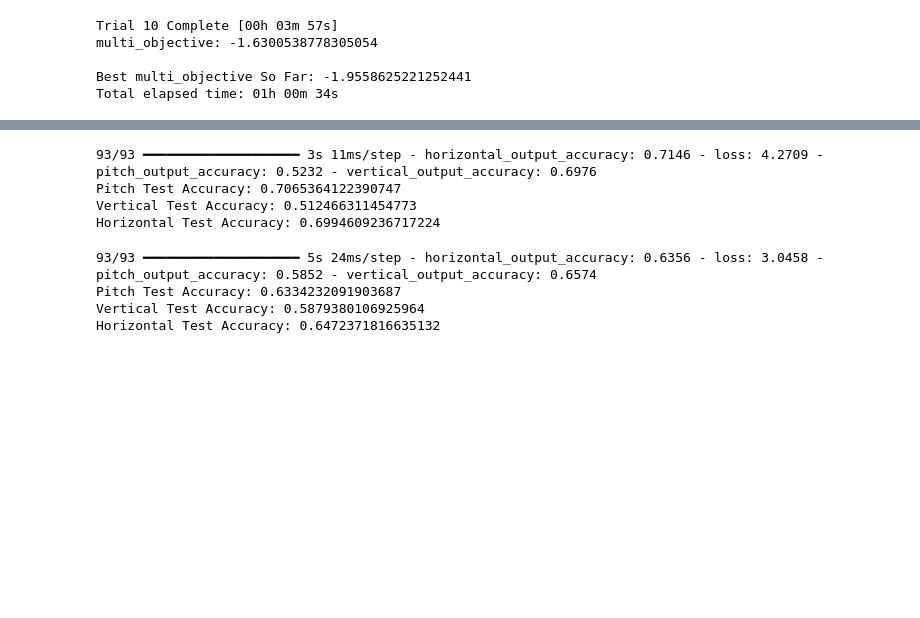
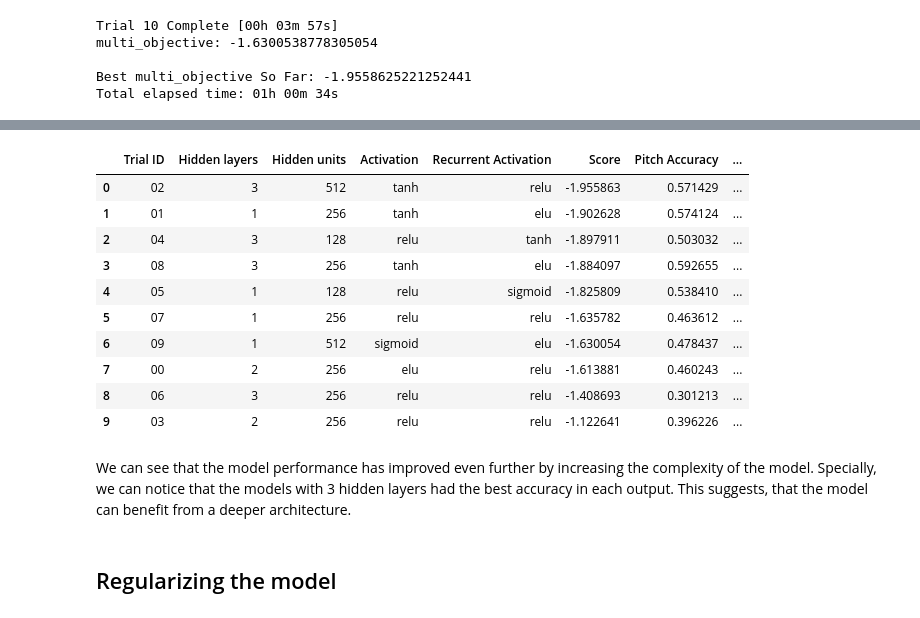
Before and after one commit to SebastianJRamirezA/pitch_prediction_using_ML, a Jupyter notebook: notebooks/LSTMS_and_GRUS/lstms.ipynb, the cells around one changed output, grey strips where cells are left out. Saved outputs shown, nothing was run; the diff lists cells and outputs as text; code cells hidden in the pictures; blank space fills up the shorter version.

Commit message:
Add technical write-up to LSTMs hyperparameter optimization

```diff
--- a/notebooks/LSTMS_and_GRUS/lstms.ipynb
+++ b/notebooks/LSTMS_and_GRUS/lstms.ipynb
@@ -146,8 +169,7 @@ tuner = keras_tuner.BayesianOptimization(
                keras_tuner.Objective('val_horizontal_output_accuracy', direction='max'),
                keras_tuner.Objective('val_pitch_output_accuracy', direction='max')],
     max_trials=10,
-    project_name='LSTM_Ensemble',
-    overwrite=True
+    project_name='LSTM_Ensemble'
 )
 
 tuner.search(X_train,
@@ -218,28 +192,44 @@ Horizontal Test Accuracy: 0.6650943160057068
-# %%
-best_model = tuner.get_best_models(num_models=3)[2]
-test_loss, pitch_accuracy, vertical_accuracy, horizontal_accuracy = best_model.evaluate(X_test,
-                                                                            {'pitch_output': y_pitch_test,
-                                                                             'vertical_output': y_vertical_test,
-                                                                             'horizontal_output': y_horizontal_test})
-print(f"Pitch Test Accuracy: {pitch_accuracy}")
-print(f"Vertical Test Accuracy: {vertical_accuracy}")
-print(f"Horizontal Test Accuracy: {horizontal_accuracy}")
-# %% [output]
-93/93 ━━━━━━━━━━━━━━━━━━━━ 3s 11ms/step - horizontal_output_accuracy: 0.7146 - loss: 4.2709 - pitch_output_accuracy: 0.5232 - vertical_output_accuracy: 0.6976
-Pitch Test Accuracy: 0.7065364122390747
-Vertical Test Accuracy: 0.512466311454773
-Horizontal Test Accuracy: 0.6994609236717224
-# %%
-best_model = tuner.get_best_models(num_models=4)[3]
-test_loss, pitch_accuracy, vertical_accuracy, horizontal_accuracy = best_model.evaluate(X_test,
-                                                                            {'pitch_output': y_pitch_test,
-                                                                             'vertical_output': y_vertical_test,
-                                                                             'horizontal_output': y_horizontal_test})
-print(f"Pitch Test Accuracy: {pitch_accuracy}")
-print(f"Vertical Test Accuracy: {vertical_accuracy}")
-print(f"Horizontal Test Accuracy: {horizontal_accuracy}")
-# %% [output]
-93/93 ━━━━━━━━━━━━━━━━━━━━ 5s 24ms/step - horizontal_output_accuracy: 0.6356 - loss: 3.0458 - pitch_output_accuracy: 0.5852 - vertical_output_accuracy: 0.6574
-Pitch Test Accuracy: 0.6334232091903687
-Vertical Test Accuracy: 0.5879380106925964
-Horizontal Test Accuracy: 0.6472371816635132
+# %%
+import pandas as pd
+
+# Get the tuner results
+tuner_results = tuner.oracle.get_best_trials(num_trials=10)
+
+# Extract relevant information
+results = []
+for trial in tuner_results:
+    trial_summary = {
+        'Trial ID': trial.trial_id,
+        'Hidden layers': trial.hyperparameters.values['num_hidden_layers'],
+        'Hidden units': trial.hyperparameters.values['num_hidden_units'],
+        'Activation': trial.hyperparameters.values['activation'],
+        'Recurrent Activation': trial.hyperparameters.values['recurrent_activation'],
+        'Score': trial.score,
+        'Pitch Accuracy': trial.metrics.get_last_value('val_pitch_output_accuracy'),
+        'Vertical Accuracy': trial.metrics.get_last_value('val_vertical_output_accuracy'),
+        'Horizontal Accuracy': trial.metrics.get_last_value('val_horizontal_output_accuracy')
+    }
+    results.append(trial_summary)
+
+# Create a DataFrame
+results_df = pd.DataFrame(results)
+results_df.to_csv('lstm_search_results.csv', index=False)
+
+# Display the results
+results_df
+# %% [output]
+|  | Trial ID | Hidden layers | Hidden units | Activation | Recurrent Activation | Score | Pitch Accuracy | ... |
+| 0 | 02 | 3 | 512 | tanh | relu | -1.955863 | 0.571429 | ... |
+| 1 | 01 | 1 | 256 | tanh | elu | -1.902628 | 0.574124 | ... |
+| 2 | 04 | 3 | 128 | relu | tanh | -1.897911 | 0.503032 | ... |
+| 3 | 08 | 3 | 256 | tanh | elu | -1.884097 | 0.592655 | ... |
+| 4 | 05 | 1 | 128 | relu | sigmoid | -1.825809 | 0.538410 | ... |
+| 5 | 07 | 1 | 256 | relu | relu | -1.635782 | 0.463612 | ... |
+| 6 | 09 | 1 | 512 | sigmoid | elu | -1.630054 | 0.478437 | ... |
+| 7 | 00 | 2 | 256 | elu | relu | -1.613881 | 0.460243 | ... |
+| 8 | 06 | 3 | 256 | relu | relu | -1.408693 | 0.301213 | ... |
+| 9 | 03 | 2 | 256 | relu | relu | -1.122641 | 0.396226 | ... |
+# %% [markdown]
+We can see that the model performance has improved even further by increasing the complexity of the model. Specially, we can notice that the models with 3 hidden layers had the best accuracy in each output. This suggests, that the model can benefit from a deeper architecture.
+# %% [markdown]
+## Regularizing the model
```
Also changed, not shown: parts of 10 cells of this notebook, 1 other file.
